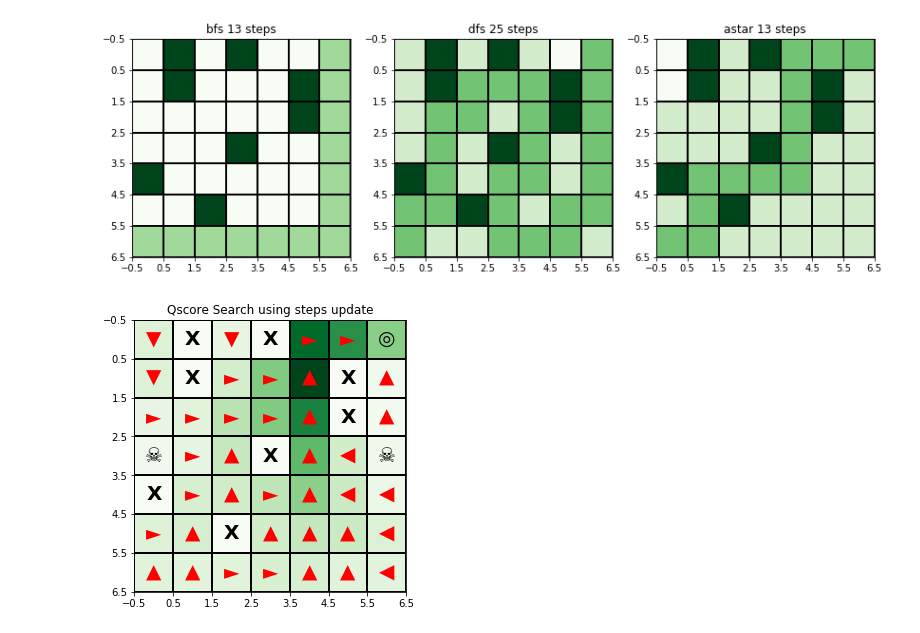
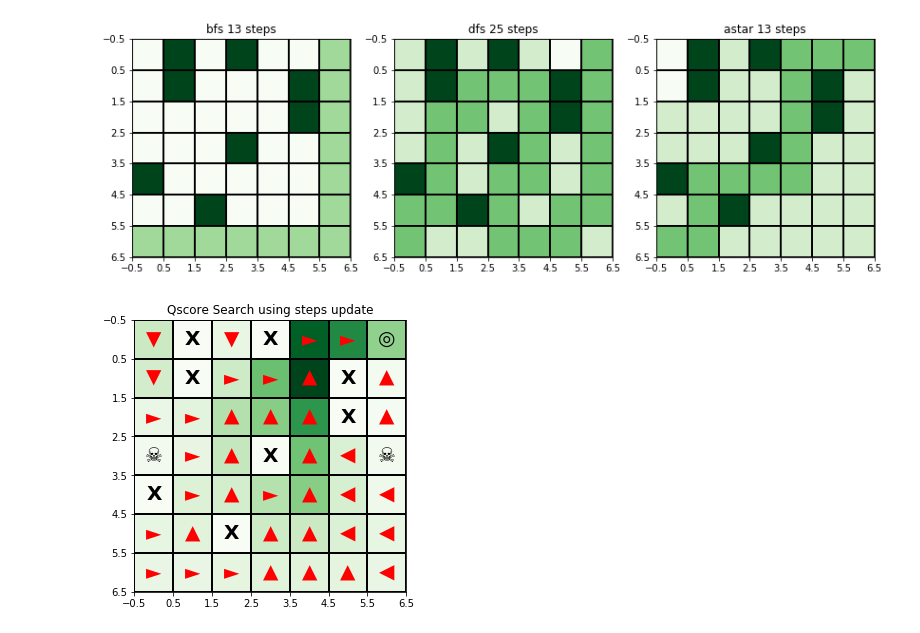
Before and after one commit to chihoxtra/reinforcement_learning, a Jupyter notebook: [PlayAround][Reinforcement Learning].ipynb, the cells around one changed output. Drawn from its saved outputs; the diff is of its cells as text; code cells hidden in the pictures.

```diff
--- a/[PlayAround][Reinforcement Learning].ipynb
+++ b/[PlayAround][Reinforcement Learning].ipynb
@@ -387,8 +392,6 @@ class RL_Problem():
         return newState
 # %%
 class RL_SearchAgent:
-
-
 
     def __init__(self, p1, alpha=0.1, gamma=0.9, initialState=(1,1)):
         self.problem = p1
@@ -427,22 +430,23 @@ class RL_SearchAgent:
 
             nextState = self.problem.move(currentState, OptimalAct)
 
+            _, NextStateExpectedQscore = self.problem.getOptimalAction(nextState, offPolicyThreshold)
+
+            deltaQscore = self.problem.step_reward[nextState] + self.gamma*NextStateExpectedQscore - OptimalQscore
+
+            self.problem.qScore[currentState][OptimalAct] += (self.alpha * (deltaQscore) )
+
             if nextState in self.problem.goalState or nextState in self.problem.penaltyState:
 
-                deltaQscore = self.problem.step_reward[nextState] - OptimalQscore
+                reinitializeState = random.choice(list(self.problem.qScore.items()))[0]
+                while reinitializeState in self.problem.goalState or reinitializeState in self.problem.penaltyState:
+                    reinitializeState = random.choice(list(self.problem.qScore.items()))[0]
 
-                self.problem.qScore[currentState][OptimalAct] += (self.alpha * (deltaQscore) )
-
-                currentState = random.choice(list(self.problem.qScore.items()))[0]
+                currentState = reinitializeState
+                #currentState = self.initialState
             else:
-                _, NextStateExpectedQscore = self.problem.getOptimalAction(nextState, offPolicyThreshold)
-
-                deltaQscore = self.problem.step_reward[nextState] + self.gamma*NextStateExpectedQscore - OptimalQscore
-
-                self.problem.qScore[currentState][OptimalAct] += (self.alpha * (deltaQscore) )
 
                 currentState = nextState
-                #currentState = self.initialState
 
             deltaQscoreHist.append(deltaQscore)
 
@@ -496,26 +500,26 @@ class RL_SearchAgent:
 # %%
 ############### Method 1 ########################
 p1 = RL_Problem(dimension = (7,7),
                 walls=[(1,3),
                        (2,6),(2,7),
                        (3,2),
                        (4,4),(4,7),
                        #(5,6),
                        (6,5),(6,6)],
                 penaltyState = [(1,4),(7,4)], goalStateReward=+3.0,
                 penaltyStateReward=-1.0,global_step_cost=-0.04)
 """
 p2 = RL_Problem(dimension = (4,3),
                 walls=[(2,2)],
                 penaltyState = [(4,2)], goalStateReward=1.0,
                 penaltyStateReward=-1.0,global_step_cost=-0.04,
                 )
 """
 
 visitedPath = []
-s1 = RL_SearchAgent(p1, alpha = 0.1, gamma = 0.95, initialState = (1,1))
+s1 = RL_SearchAgent(p1, alpha = 0.1, gamma = 0.90, initialState = (1,1))
 
-visitedPath, QscoreDiffHist = s1.trainModelbyTemporalDifference(epoche=30000, offPolicyThreshold=0.5)
+visitedPath, QscoreDiffHist = s1.trainModelbyTemporalDifference(epoche=50000, offPolicyThreshold=0.5)
 displayRLMaze(p1,visitedPath,'Qscore Search using steps update')
 # %% [output]
-[figure, old version]
+[figure, new version]
```
Also changed, not shown: parts of 7 cells of this notebook.
